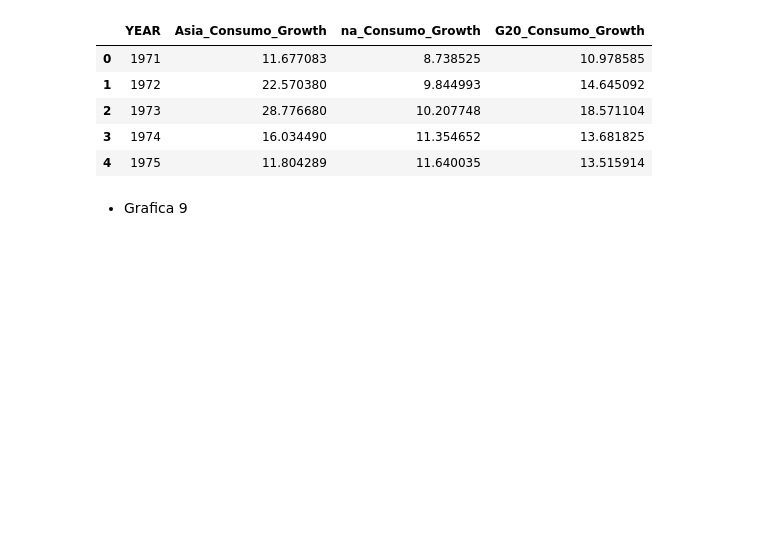
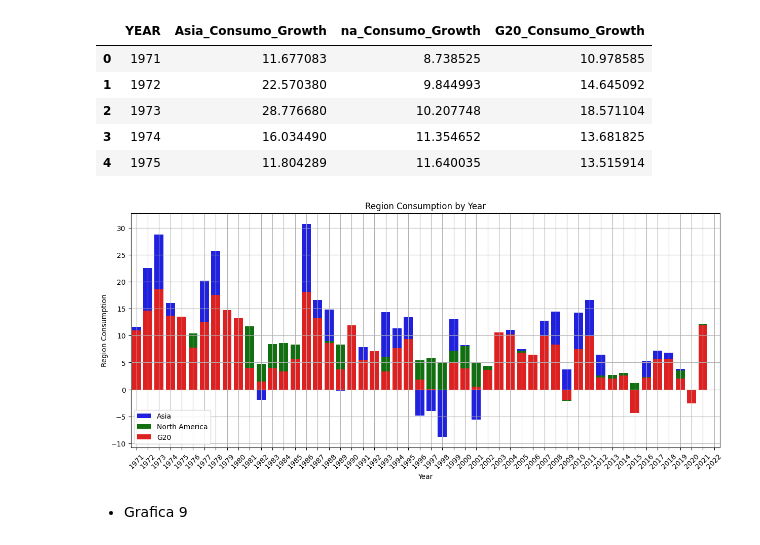
Before and after one commit to javiertejero1/Eda-Crisis_GDP, a Jupyter notebook: src/Notebooks/Clustering.ipynb, the cells around one changed output. Cells and saved outputs as stored; diff of their text form; code cells hidden in the pictures; blank space fills up the shorter version.

Commit message:
consumo plot

```diff
--- a/src/Notebooks/Clustering.ipynb
+++ b/src/Notebooks/Clustering.ipynb
@@ -214,6 +214,22 @@ df_concat_cons.head()
 | 2 | 1973 | 28.776680 | 10.207748 | 18.571104 |
 | 3 | 1974 | 16.034490 | 11.354652 | 13.681825 |
 | 4 | 1975 | 11.804289 | 11.640035 | 13.515914 |
+# %%
+# Estilo de ploteo 2: Gráfico de barras
+plt.figure(figsize=(15, 6))
+sns.barplot(x='YEAR', y='Asia_Consumo_Growth', data=df_concat_cons, color='blue', label='Asia')
+sns.barplot(x='YEAR', y='na_Consumo_Growth', data=df_concat_cons, color='green', label='North America')
+sns.barplot(x='YEAR', y='G20_Consumo_Growth', data=df_concat_cons, color='red', label='G20')
+plt.xlabel('Year')
+plt.ylabel('Region Consumption')
+plt.title('Region Consumption by Year')
+plt.xticks(rotation=45)
+
+plt.legend()
+plt.grid(True)
+plt.show()
+# %% [output]
+[figure, added]
 # %% [markdown]
 - Grafica 9
 # %%
```
